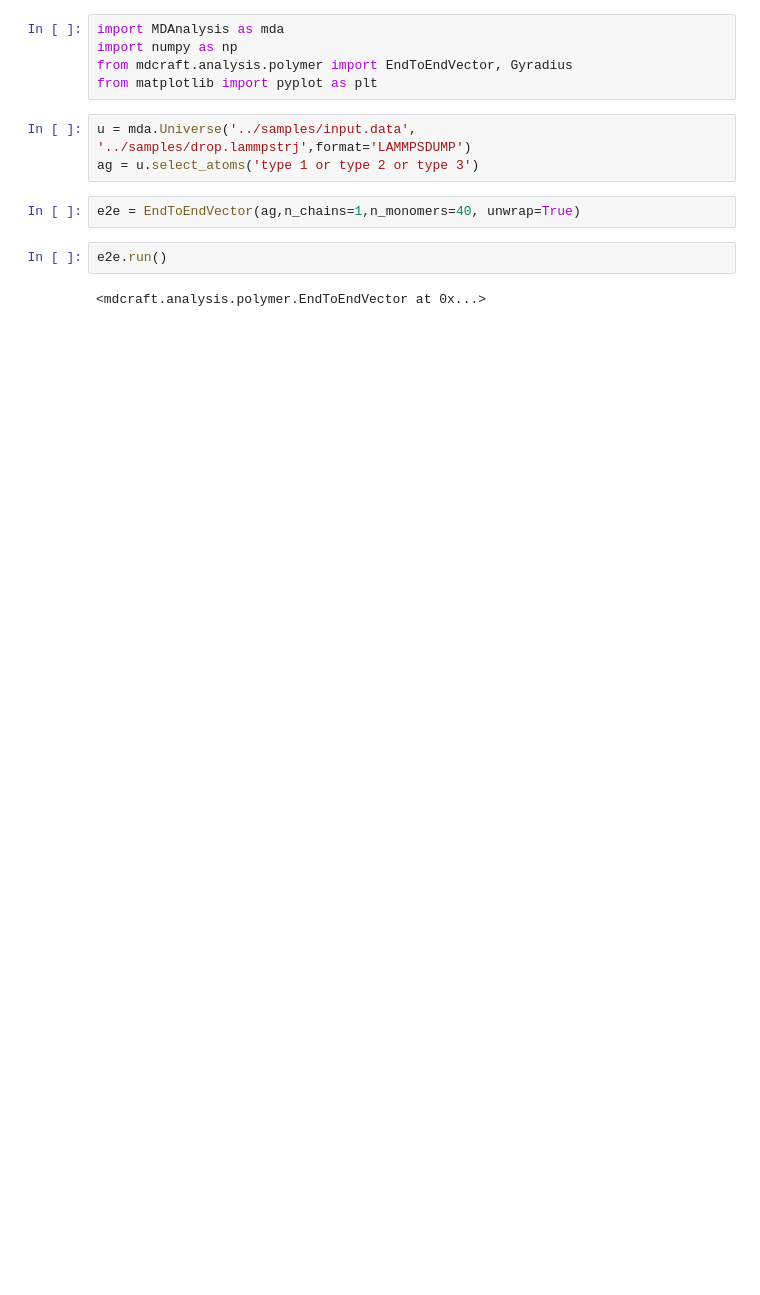
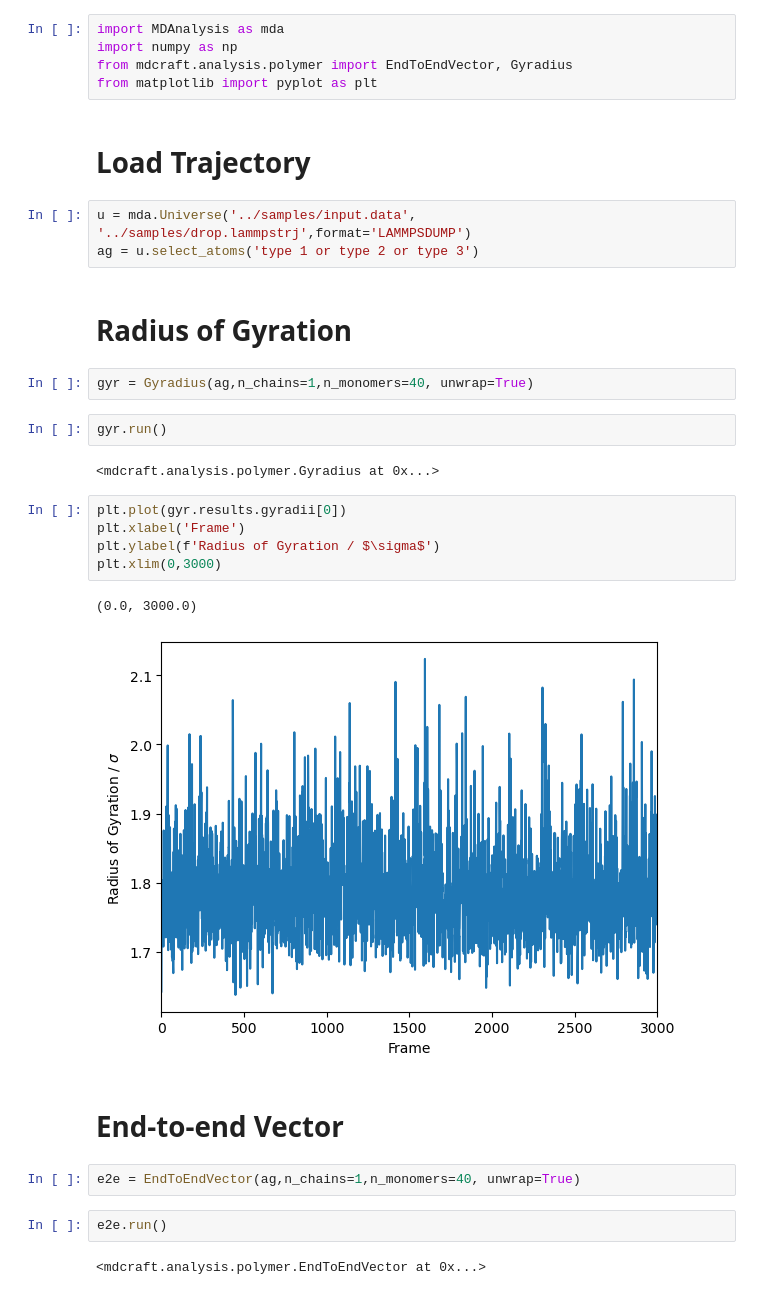
Before and after one commit to kelseyfu/Polyampholyte-SURF, a Jupyter notebook: analysis/e2e.ipynb, the cells around one changed output. Cells and saved outputs as stored; diff of their text form; blank space fills up the shorter version.

Commit message:
Update simulation script and analysis

```diff
--- a/analysis/e2e.ipynb
+++ b/analysis/e2e.ipynb
@@ -3,9 +3,29 @@ import MDAnalysis as mda
 import numpy as np
 from mdcraft.analysis.polymer import EndToEndVector, Gyradius
 from matplotlib import pyplot as plt
+# %% [markdown]
+# Load Trajectory
 # %%
 u = mda.Universe('../samples/input.data', '../samples/drop.lammpstrj',format='LAMMPSDUMP')
 ag = u.select_atoms('type 1 or type 2 or type 3')
+# %% [markdown]
+# Radius of Gyration
+# %%
+gyr = Gyradius(ag,n_chains=1,n_monomers=40, unwrap=True)
+# %%
+gyr.run()
+# %% [output]
+<mdcraft.analysis.polymer.Gyradius at 0x...>
+# %%
+plt.plot(gyr.results.gyradii[0])
+plt.xlabel('Frame')
+plt.ylabel(f'Radius of Gyration / $\sigma$')
+plt.xlim(0,3000)
+# %% [output]
+(0.0, 3000.0)
+[figure, added]
+# %% [markdown]
+# End-to-end Vector
 # %%
 e2e = EndToEndVector(ag,n_chains=1,n_monomers=40, unwrap=True)
 # %%
```
Also changed, not shown: parts of 4 cells of this notebook, 1 other file.
